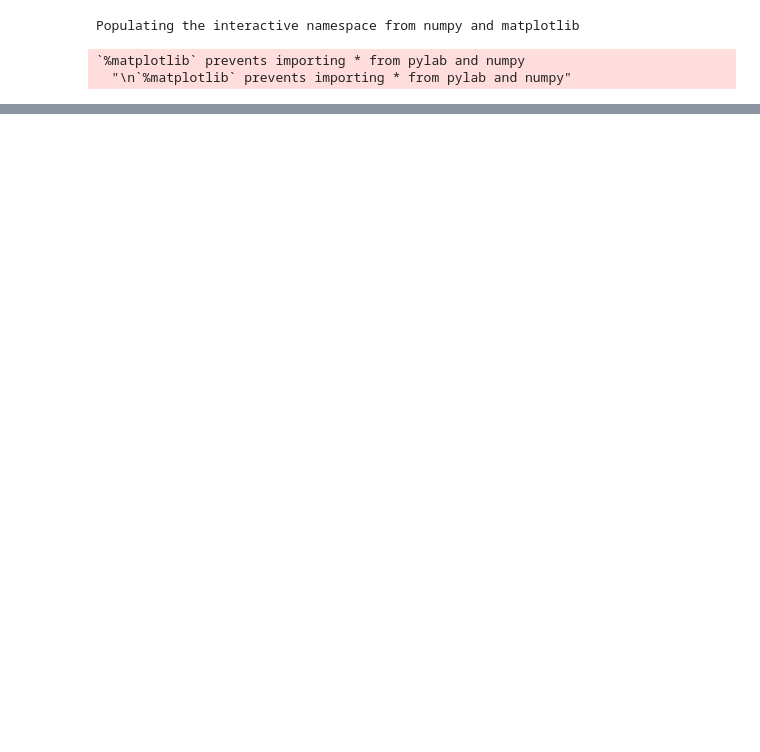
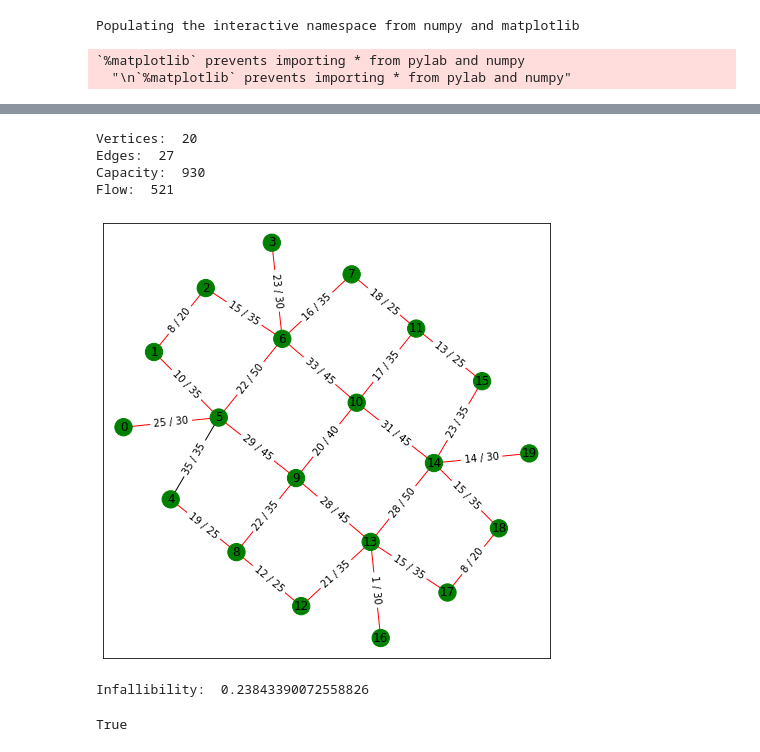
Before and after one commit to PatRyg99/NetworkSimulator, a Jupyter notebook: Simulation.ipynb, the cells around one changed output, grey strips where cells are left out. Saved outputs shown, nothing was run; the diff lists cells and outputs as text; code cells hidden in the pictures; blank space fills up the shorter version.

```diff
--- a/Simulation.ipynb
+++ b/Simulation.ipynb
@@ -22,11 +22,13 @@ import scripts.route as route
 from scripts.simulator import Simulator
 from scripts.package import Package, packages_from_matrix
 # %%
-G = graph.generate("topologies/no_center_spyder.txt", capacity_param = 5)
+G = graph.generate("topologies/square.txt", capacity_param = 5)
 
 matrix = intensity_matrix.generate([1,3], 0.2)
 packages = packages_from_matrix(matrix)
 
 simulator = Simulator(G, packages)
+
+# Printing overall packages' sizes that are being sent in a second
 print(sum(matrix))
 # %% [output]
@@ -47,0 +36,5 @@ Infallibility:  0.2656209350975267
+# %%
+# Running in place simulation with default parameter p of 90
+# Black edge meaning the one that failed (its flow equals capacity)
+simulator.test()
+# %% [output]
@@ -48 +45,8 @@ Infallibility:  0.2656209350975267
+Vertices:  20
+Edges:  27
+Capacity:  930
+Flow:  521
+[figure, added]
+Infallibility:  0.23843390072558826
+True
 # %%
```
Also changed, not shown: parts of 4 cells of this notebook, 3 other files.
